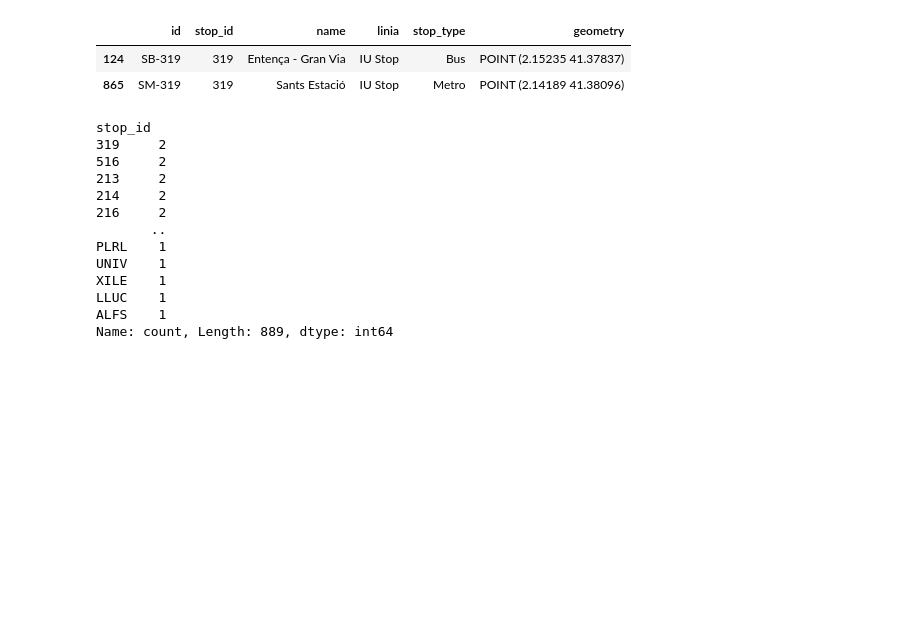
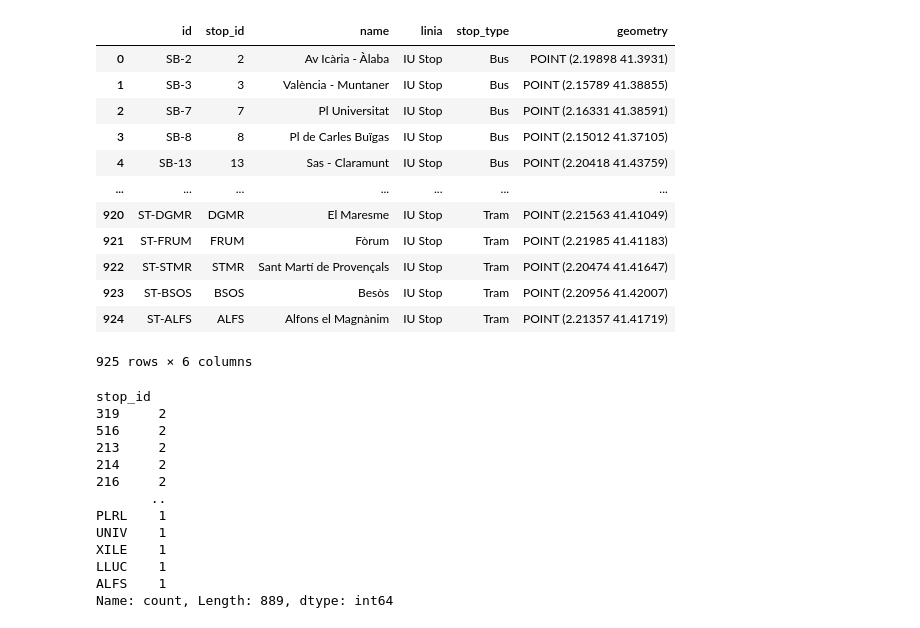
Before and after one commit to bmantepe/stop-location, a Jupyter notebook: 14-Edges-IU-Bus.ipynb, the cells around one changed output. Saved outputs shown, nothing was run; the diff lists cells and outputs as text; code cells hidden in the pictures; blank space fills up the shorter version.

```diff
--- a/14-Edges-IU-Bus.ipynb
+++ b/14-Edges-IU-Bus.ipynb
@@ -63,11 +63,21 @@ all_stops = pd.concat([bus_sol, fgc_sol, metro_sol, tram_sol], ignore_index=True
 all_stops['geometry']= all_stops['geometry'].apply(wkt.loads)
 all_stops = gpd.GeoDataFrame(all_stops, geometry='geometry', crs="EPSG:4326")
 # %%
-all_stops[all_stops['stop_id'] == 319]
+all_stops
 # %% [output]
 |  | id | stop_id | name | linia | stop_type | geometry |
-| 124 | SB-319 | 319 | Entença - Gran Via | IU Stop | Bus | POINT (2.15235 41.37837) |
-| 865 | SM-319 | 319 | Sants Estació | IU Stop | Metro | POINT (2.14189 41.38096) |
+| 0 | SB-2 | 2 | Av Icària - Àlaba | IU Stop | Bus | POINT (2.19898 41.3931) |
+| 1 | SB-3 | 3 | València - Muntaner | IU Stop | Bus | POINT (2.15789 41.38855) |
+| 2 | SB-7 | 7 | Pl Universitat | IU Stop | Bus | POINT (2.16331 41.38591) |
+| 3 | SB-8 | 8 | Pl de Carles Buïgas | IU Stop | Bus | POINT (2.15012 41.37105) |
+| 4 | SB-13 | 13 | Sas - Claramunt | IU Stop | Bus | POINT (2.20418 41.43759) |
+| ... | ... | ... | ... | ... | ... | ... |
+| 920 | ST-DGMR | DGMR | El Maresme | IU Stop | Tram | POINT (2.21563 41.41049) |
+| 921 | ST-FRUM | FRUM | Fòrum | IU Stop | Tram | POINT (2.21985 41.41183) |
+| 922 | ST-STMR | STMR | Sant Martí de Provençals | IU Stop | Tram | POINT (2.20474 41.41647) |
+| 923 | ST-BSOS | BSOS | Besòs | IU Stop | Tram | POINT (2.20956 41.42007) |
+| 924 | ST-ALFS | ALFS | Alfons el Magnànim | IU Stop | Tram | POINT (2.21357 41.41719) |
+925 rows × 6 columns
 # %%
 all_stops['stop_id'].value_counts().sort_values(ascending=False)
 # %% [output]
```
Also changed, not shown: 19 other files.
